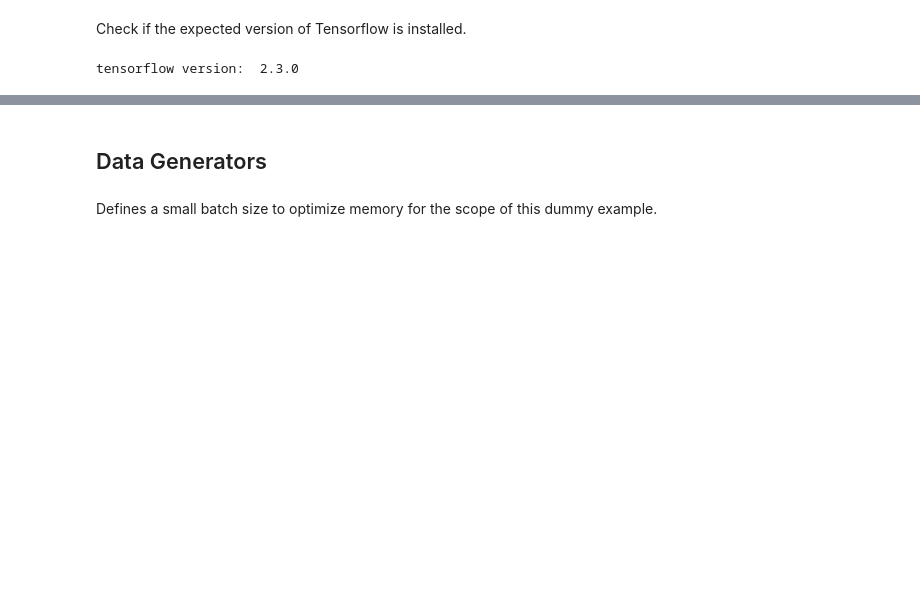
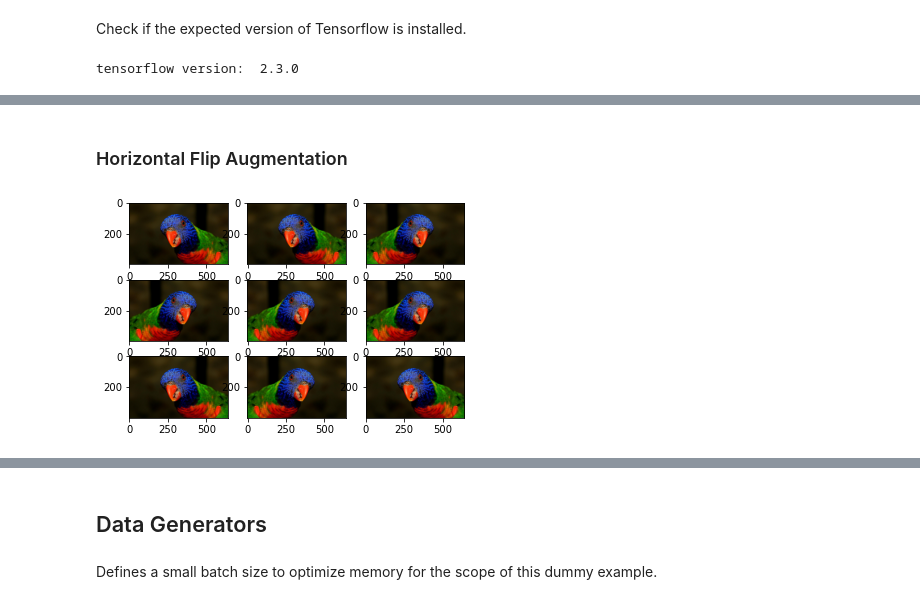
Before and after one commit to maxbeber/deep-water, a Jupyter notebook: 03-data-augmentation.ipynb, the cells around one changed output, grey strips where cells are left out. Saved outputs shown, nothing was run; the diff lists cells and outputs as text; code cells hidden in the pictures; blank space fills up the shorter version.

```diff
--- a/03-data-augmentation.ipynb
+++ b/03-data-augmentation.ipynb
@@ -20,0 +57,9 @@ tensorflow version:  2.3.0
+# %% [markdown]
+### Horizontal Flip Augmentation
+# %%
+samples = get_samples()
+datagen = tf.keras.preprocessing.image.ImageDataGenerator(horizontal_flip=True)
+it = datagen.flow(samples, batch_size=1)
+plot_random_images(it)
+# %% [output]
+[figure, added]
```
Also changed, not shown: parts of 15 cells of this notebook.
